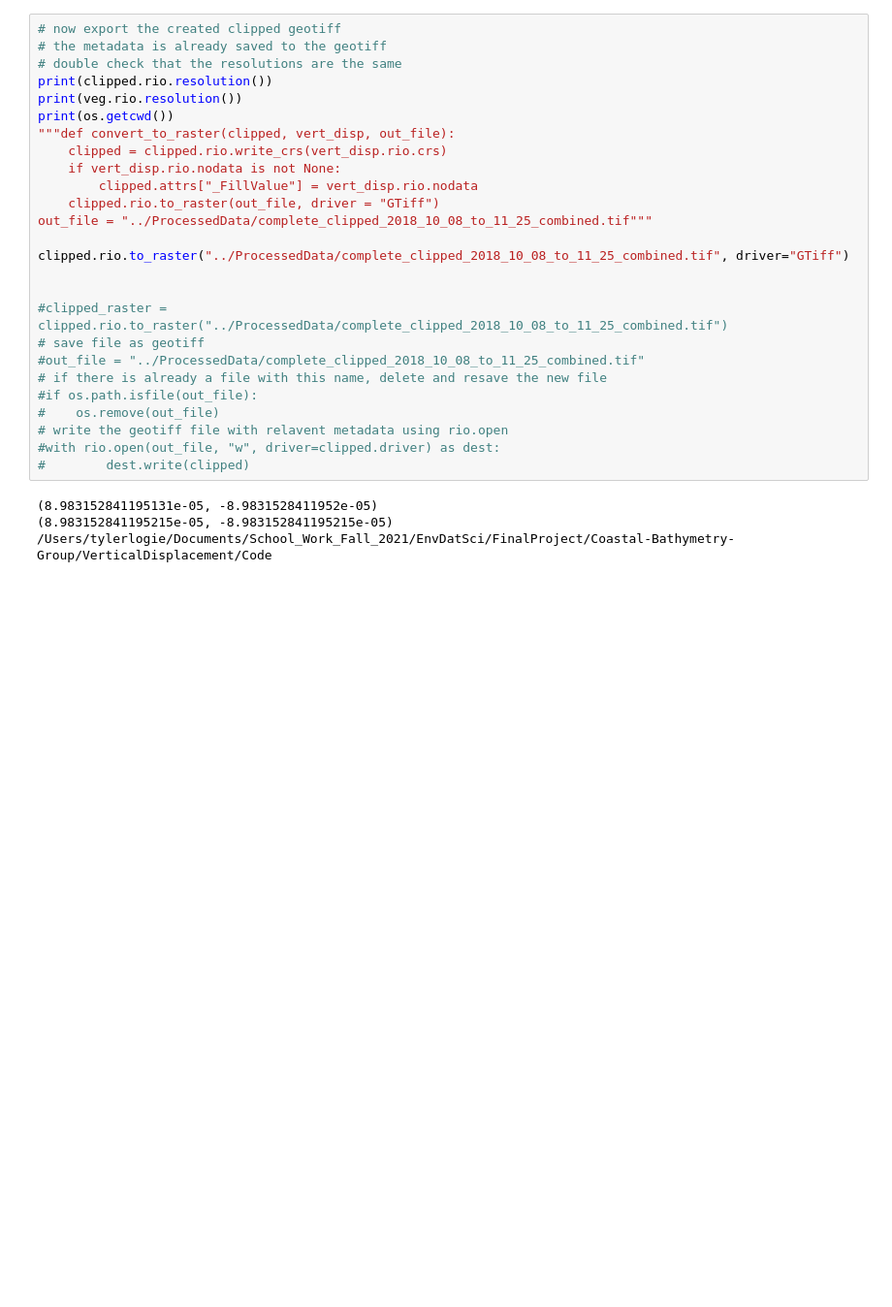
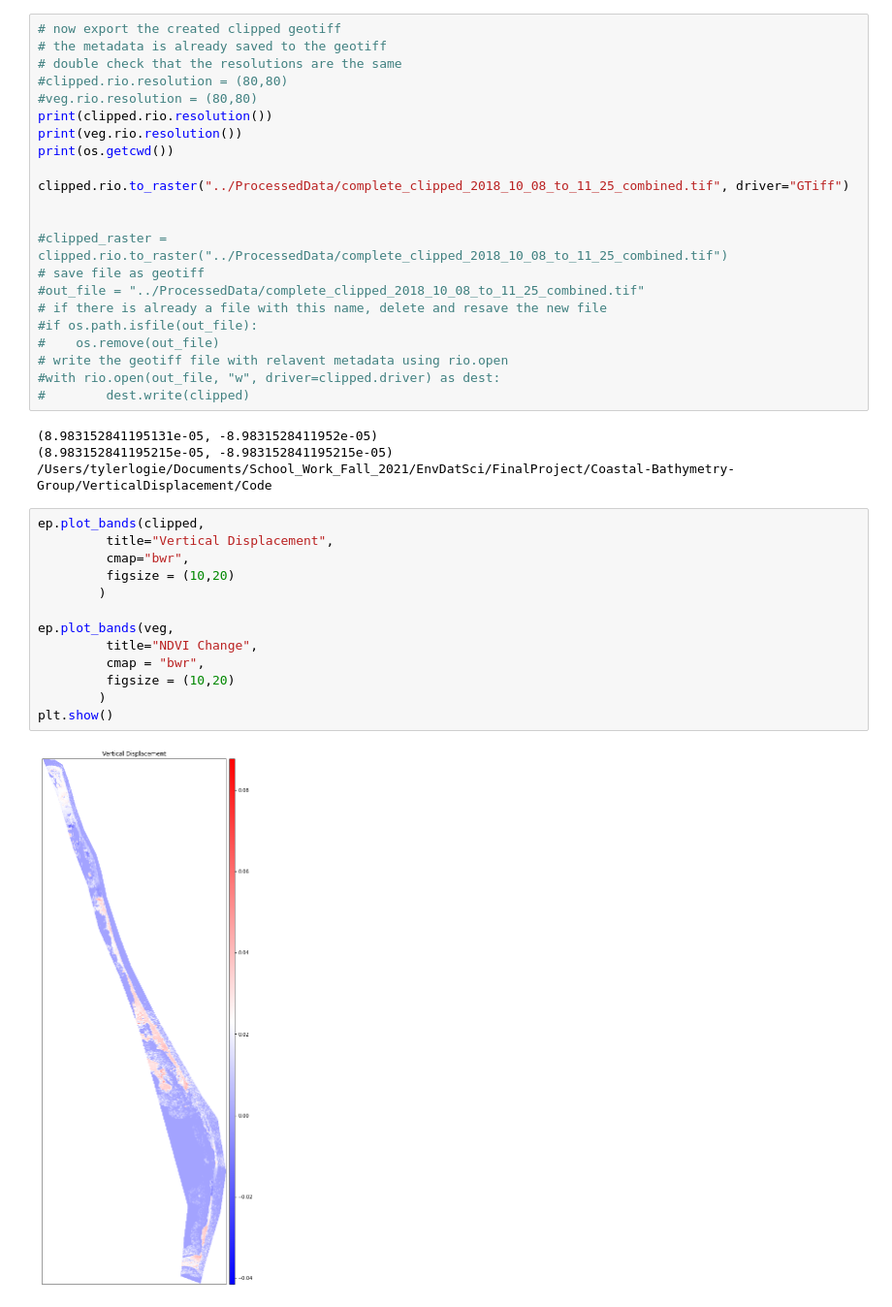
Before and after one commit to tlogie6/Coastal-Bathymetry-Group, a Jupyter notebook: VerticalDisplacement/Code/Clip_Vert_Displacement.ipynb, the cells around one changed output. Shown at 97% size. Cells and saved outputs as stored; diff of their text form; blank space fills up the shorter version.

```diff
--- a/VerticalDisplacement/Code/Clip_Vert_Displacement.ipynb
+++ b/VerticalDisplacement/Code/Clip_Vert_Displacement.ipynb
@@ -107,15 +114,11 @@ Coordinates:
 # now export the created clipped geotiff
 # the metadata is already saved to the geotiff
 # double check that the resolutions are the same
+#clipped.rio.resolution = (80,80)
+#veg.rio.resolution = (80,80)
 print(clipped.rio.resolution())
 print(veg.rio.resolution())
 print(os.getcwd())
-"""def convert_to_raster(clipped, vert_disp, out_file):
-    clipped = clipped.rio.write_crs(vert_disp.rio.crs)
-    if vert_disp.rio.nodata is not None:
-        clipped.attrs["_FillValue"] = vert_disp.rio.nodata
-    clipped.rio.to_raster(out_file, driver = "GTiff")
-out_file = "../ProcessedData/complete_clipped_2018_10_08_to_11_25_combined.tif"""
 
 clipped.rio.to_raster("../ProcessedData/complete_clipped_2018_10_08_to_11_25_combined.tif", driver="GTiff")
 
@@ -133,3 +136,18 @@ clipped.rio.to_raster("../ProcessedData/complete_clipped_2018_10_08_to_11_25_com
 (8.983152841195131e-05, -8.9831528411952e-05)
 (8.983152841195215e-05, -8.983152841195215e-05)
 /Users/tylerlogie/Documents/School_Work_Fall_2021/EnvDatSci/FinalProject/Coastal-Bathymetry-Group/VerticalDisplacement/Code
+# %%
+ep.plot_bands(clipped,
+         title="Vertical Displacement",
+         cmap="bwr",
+         figsize = (10,20)
+        )
+
+ep.plot_bands(veg,
+         title="NDVI Change",
+         cmap = "bwr",
+         figsize = (10,20)
+        )
+plt.show()
+# %% [output]
+[figure, added]
```
Also changed, not shown: parts of 19 cells of this notebook, 13 other files.
